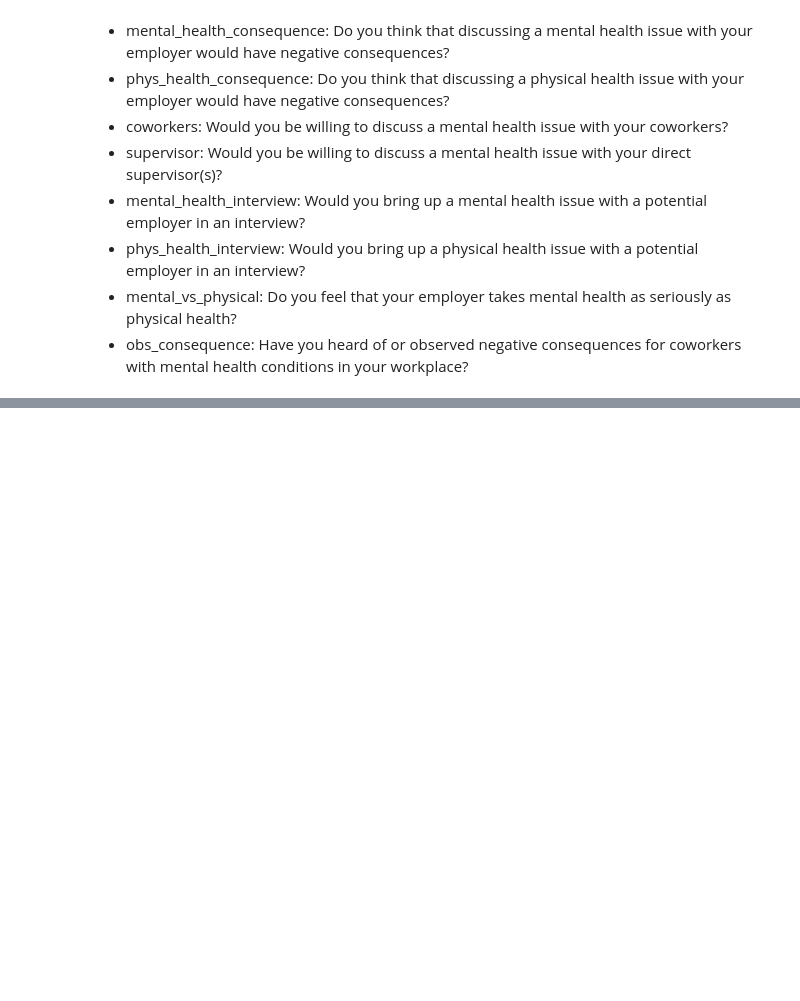
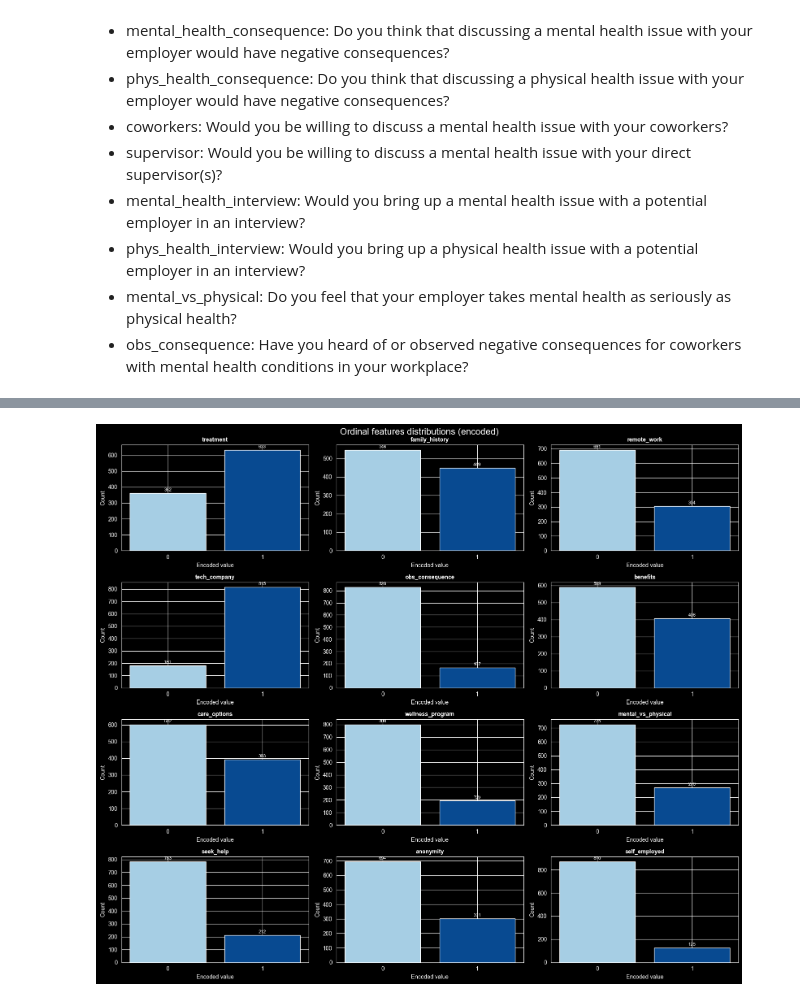
Before and after one commit to bajon1/Classification-pipeline-on-the-Mental-Health, a Jupyter notebook: notebooks/02_eda.ipynb, the cells around one changed output, grey strips where cells are left out. Saved outputs shown, nothing was run; the diff lists cells and outputs as text; code cells hidden in the pictures; blank space fills up the shorter version.

```diff
--- a/notebooks/02_eda.ipynb
+++ b/notebooks/02_eda.ipynb
@@ -92,3 +92,24 @@ plt.show()
+# %%
+nrows, ncols = 4, 3
+fig, axes = plt.subplots(nrows, ncols, figsize=(16, 14))
+axes = axes.flat
+
+for ax, col in zip(axes, binary_cols):
+    counts = data[col].value_counts().sort_index()
+    ax.bar(counts.index.astype(str), counts.values,
+           color=plt.cm.Blues(np.linspace(0.35, 0.9, len(counts))),
+           edgecolor="white")
+    ax.set_title(col, fontsize=10, fontweight="bold")
+    ax.set_ylabel("Count")
+    ax.set_xlabel("Encoded value")
+    for i, v in enumerate(counts.values):
+        ax.text(i, v + counts.max() * 0.02, str(v), ha="center", fontsize=8)
+
+fig.suptitle("Ordinal features distributions (encoded)", fontsize=16)
+plt.tight_layout()
+plt.show()
+# %% [output]
+[figure, added]
 # %%
 phi_matrix = data[binary_cols].corr()
 
```
Also changed, not shown: parts of 9 cells of this notebook.
